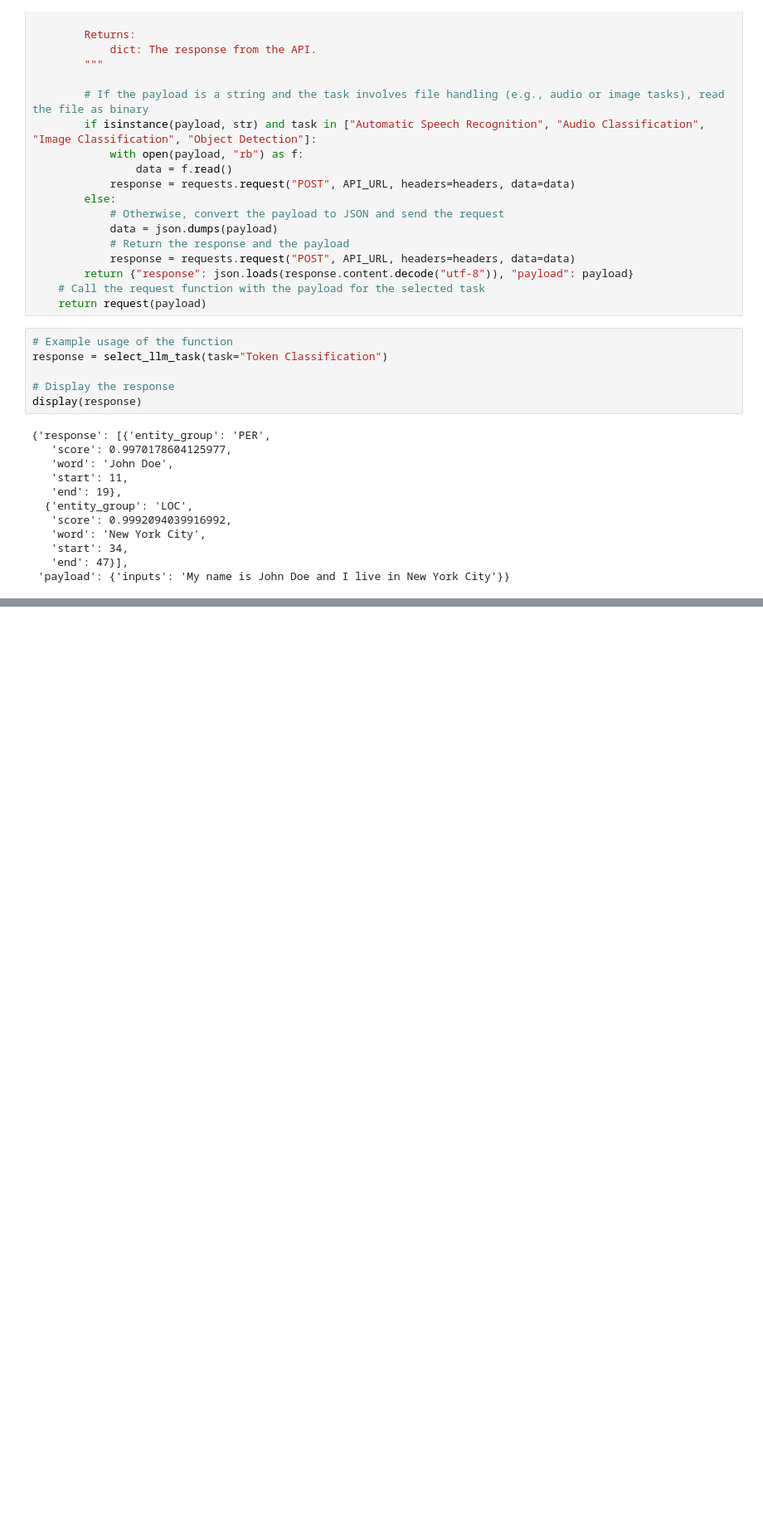
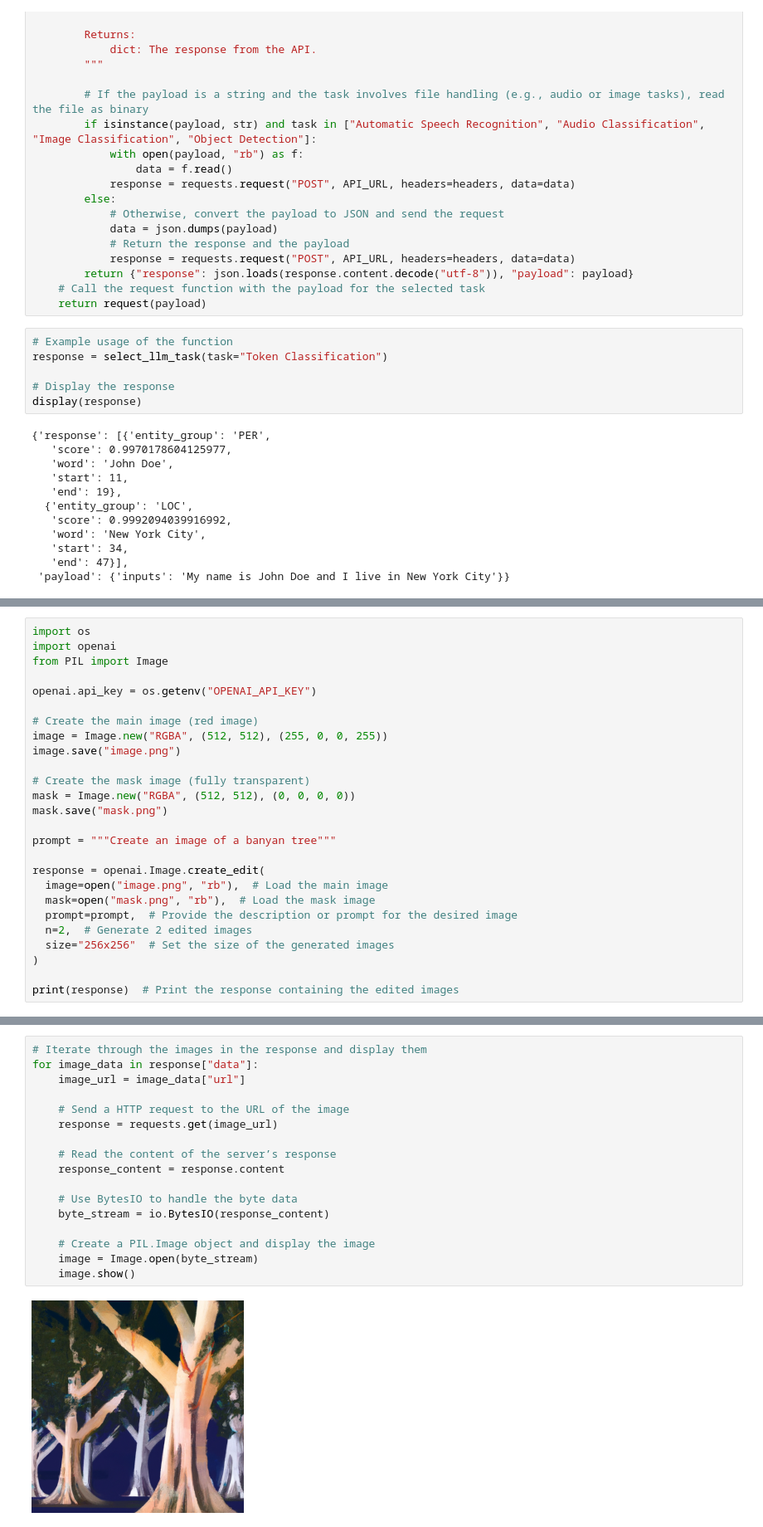
Before and after one commit to rjarun8/LLM, a Jupyter notebook: Chapter_4_LLM_APIs_for_Various_Large_Language_Model_Tasks.ipynb, the cells around one changed output, grey strips where cells are left out. Shown: that part at 83% size. Saved outputs shown, nothing was run; the diff lists cells and outputs as text; blank space fills up the shorter version.

Commit message:
added section of OpenAI

```diff
--- a/Chapter_4_LLM_APIs_for_Various_Large_Language_Model_Tasks.ipynb
+++ b/Chapter_4_LLM_APIs_for_Various_Large_Language_Model_Tasks.ipynb
@@ -172,0 +374,26 @@ display(response)
+# %%
+import os
+import openai
+from PIL import Image
+
+openai.api_key = os.getenv("OPENAI_API_KEY")
+
+# Create the main image (red image)
+image = Image.new("RGBA", (512, 512), (255, 0, 0, 255))
+image.save("image.png")
+
+# Create the mask image (fully transparent)
+mask = Image.new("RGBA", (512, 512), (0, 0, 0, 0))
+mask.save("mask.png")
+
+prompt = """Create an image of a banyan tree"""
+
+response = openai.Image.create_edit(
+  image=open("image.png", "rb"),  # Load the main image
+  mask=open("mask.png", "rb"),  # Load the mask image
+  prompt=prompt,  # Provide the description or prompt for the desired image
+  n=2,  # Generate 2 edited images
+  size="256x256"  # Set the size of the generated images
+)
+
+print(response)  # Print the response containing the edited images
@@ -172,0 +412,19 @@ display(response)
+# %%
+# Iterate through the images in the response and display them
+for image_data in response["data"]:
+    image_url = image_data["url"]
+
+    # Send a HTTP request to the URL of the image
+    response = requests.get(image_url)
+
+    # Read the content of the server’s response
+    response_content = response.content
+
+    # Use BytesIO to handle the byte data
+    byte_stream = io.BytesIO(response_content)
+
+    # Create a PIL.Image object and display the image
+    image = Image.open(byte_stream)
+    image.show()
+# %% [output]
+[figure, added]
```
Also changed, not shown: parts of 34 cells of this notebook.
